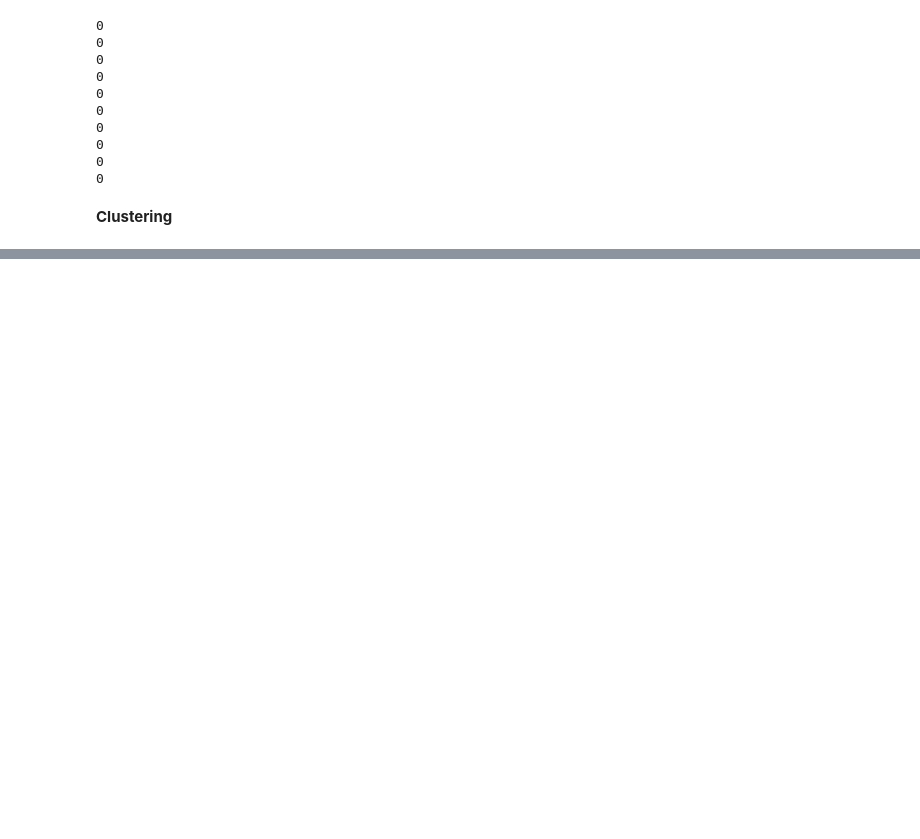
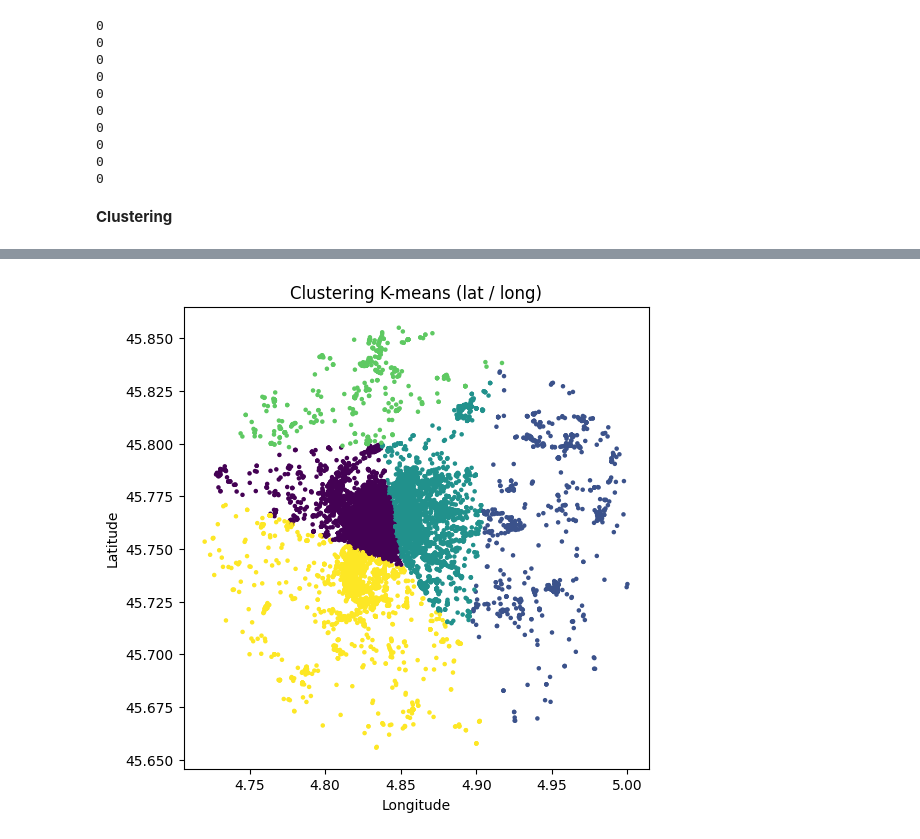
Before and after one commit to Ibra2477/FD_project, a Jupyter notebook: notebook/TP.ipynb, the cells around one changed output, grey strips where cells are left out. Drawn from its saved outputs; the diff is of its cells as text; code cells hidden in the pictures; blank space fills up the shorter version.

```diff
--- a/notebook/TP.ipynb
+++ b/notebook/TP.ipynb
@@ -237,7 +252,7 @@ print(f"Lignes : {data_cleaned.shape[0]}, Colonnes : {data_cleaned.shape[1]}")
 
 
 doublons_mask = data_cleaned.duplicated(subset=
-["lat","long","date_taken_year","date_taken_month","date_taken_day","date_taken_hour","date_taken_minute"]
+["user","lat","long","date_taken_year","date_taken_month","date_taken_day","date_taken_hour","date_taken_minute"]
                                         ,keep=False)
 
 
@@ -250,7 +265,7 @@ print(f"Nombre de doublons exacts trouvés : {nb_doublons}")
 nb_groupes = (
     data_cleaned[doublons_mask]
     .groupby([
-        "lat","long",
+        "user","lat","long",
         "date_taken_year","date_taken_month","date_taken_day",
         "date_taken_hour","date_taken_minute"
     ])
@@ -269,23 +284,26 @@ lignes_dupliquees.head(20)
 
 
 #Éliminer les doublons
-data_cleaned_duplicates2 = (
+data_cleaned = (
     data_cleaned
     .sort_values("date_taken_hour")
     .drop_duplicates(
         subset=[
+            "user",
             "lat",
             "long",
             "date_taken_year",
             "date_taken_month",
-            "date_taken_day"
+            "date_taken_day",
+            "date_taken_hour",
+            "date_taken_minute"
         ],
         keep="last"
     )
 )
 print(f"Dataset avant : {data_cleaned.shape[0]} lignes")
-print(f"Dataset après : {data_cleaned_duplicates2.shape[0]} lignes")
-print(f"{data_cleaned.shape[0] - data_cleaned_duplicates2.shape[0]} doublons supprimés")
+print(f"Dataset après : {data_cleaned.shape[0]} lignes")
+print(f"{data_cleaned.shape[0] - data_cleaned.shape[0]} doublons supprimés")
 # %% [output]
 Nombre total de lignes et colonnes :
 Lignes : 301748, Colonnes : 16
@@ -364,0 +428,24 @@ plt.show()
+# %%
+
+
+# 3. K-means
+kmeans = KMeans(n_clusters=5, random_state=42)
+labels = kmeans.fit_predict(X_scaled)
+
+# 4. Ajout des labels au DataFrame
+data_cleaned["cluster"] = labels
+
+# 5. Visualisation
+plt.figure(figsize=(6,6))
+plt.scatter(
+    data_cleaned["long"],
+    data_cleaned["lat"],
+    c=data_cleaned["cluster"],
+    s=5
+)
+plt.xlabel("Longitude")
+plt.ylabel("Latitude")
+plt.title("Clustering K-means (lat / long)")
+plt.show()
+# %% [output]
+[figure, added]
```
Also changed, not shown: parts of 9 cells of this notebook.
